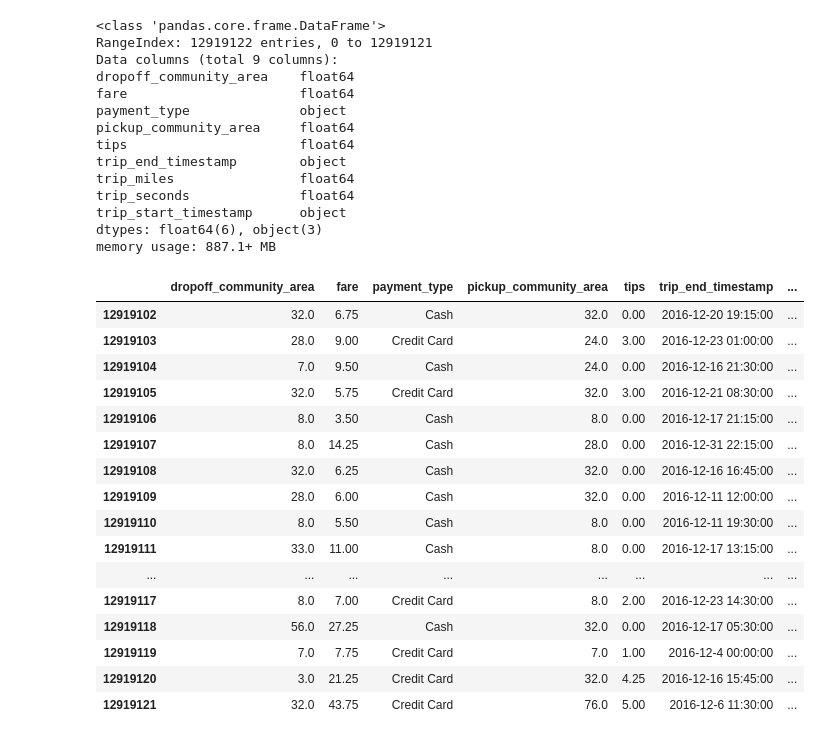
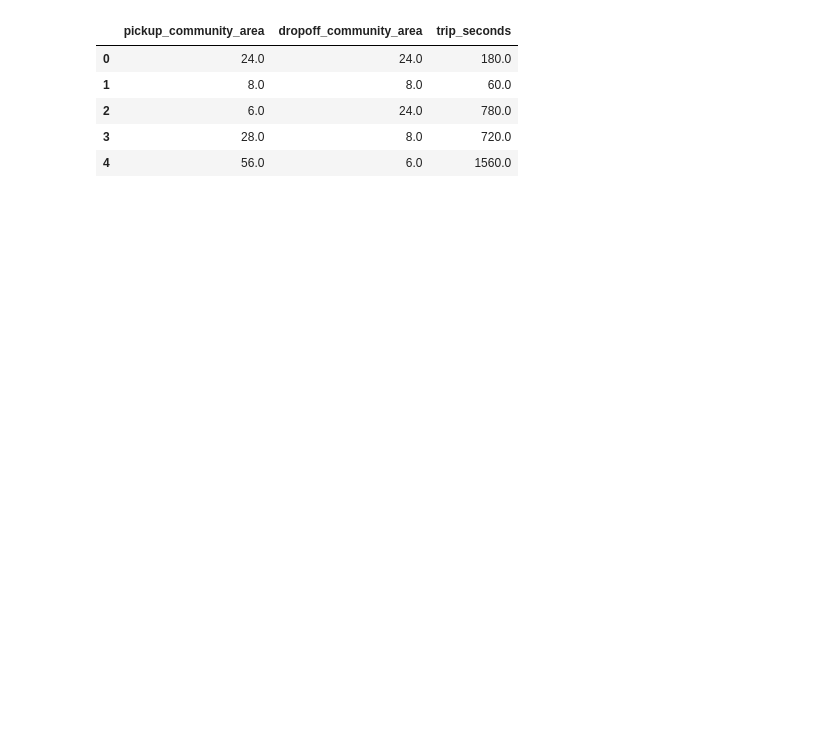
Before and after one commit to heesukj/csci4502_DM_project, a Jupyter notebook: chicago_taxi_trips_2016.ipynb, the cells around one changed output. Drawn from its saved outputs; the diff is of its cells as text; code cells hidden in the pictures; blank space fills up the shorter version.

```diff
--- a/chicago_taxi_trips_2016.ipynb
+++ b/chicago_taxi_trips_2016.ipynb
@@ -43,12 +113,23 @@ memory usage: 160.0+ MB
 # %%
 # AFTER Cleaning: Run the sample dataset of january to confirm the correct procedure of cleaning
+pd.set_option('mode.chained_assignment', None)
 jan = pd.read_csv('chicago_taxi_trips_2016_01.csv')
 jan = jan.drop(['taxi_id','pickup_census_tract', 'dropoff_census_tract','tolls','extras','trip_total','company','pickup_latitude','pickup_longitude','dropoff_latitude','dropoff_longitude'], axis=1)
 jan = jan[(jan['pickup_community_area'].notnull()) & (jan['dropoff_community_area'].notnull())]
 jan = jan.fillna(0)
 jan = jan.loc[(jan["trip_seconds"] > 0) & (jan["trip_miles"] > 0) & (jan["fare"] > 0) ]
+# jan['trip_start_month'] = jan['trip_start_timestamp'].apply(lambda x: parse(x).strftime('%m'))
+# jan['trip_start_time'] = jan['trip_start_timestamp'].apply(lambda x: parse(x).strftime('%X')[:-3])
 jan = jan.drop('Unnamed: 0', 1)
-jan.info()
-jan.head()
-# jan.shape
+
+timely_pickupJ = pd.DataFrame(jan, columns = ['pickup_community_area','trip_start_timestamp'])
+top5_areasJ = timely_pickupJ[timely_pickupJ['pickup_community_area'].isin([8.0,32.0,28.0,6.0,7.0])]
+top5_areasJ.head()
+
+# top5_areas['pickup_community_area'].value_counts()
+# top5_areas.groupby(['pickup_community_area','trip_start_month']).size().unstack()
+
+# top5_areasJ['trip_start_month'] = top5_areasJ['trip_start_timestamp'].apply(lambda x: parse(x).strftime('%m'))
+# top5_areasJ['trip_start_month'] = top5_areasJ['trip_start_timestamp'].loc[:10].apply(lambda x: parse(x).month)
+# top5_areasJ['trip_start_time']= top5_areasJ['trip_start_timestamp'].loc[:10].apply(lambda x: parse(x).strftime('%X'))
 # %% [output]
@@ -75,63 +142,46 @@ memory usage: 51.4+ MB
 # %%
+import pandas as pd
+from scipy import stats
+from sklearn.cluster import KMeans
+import matplotlib.pyplot as plt
+import seaborn as sns
+
+pd.set_option('mode.chained_assignment', None)
 # Read the data from each month in 2016 and save them into monthly dataframe called jan, feb, mar,...
 jan = pd.read_csv('chicago_taxi_trips_2016_01.csv')
 feb = pd.read_csv('chicago_taxi_trips_2016_02.csv')
 mar = pd.read_csv('chicago_taxi_trips_2016_03.csv')
 apr = pd.read_csv('chicago_taxi_trips_2016_04.csv')
 may = pd.read_csv('chicago_taxi_trips_2016_05.csv')
 june = pd.read_csv('chicago_taxi_trips_2016_06.csv')
 july = pd.read_csv('chicago_taxi_trips_2016_07.csv')
 aug = pd.read_csv('chicago_taxi_trips_2016_08.csv')
 sept = pd.read_csv('chicago_taxi_trips_2016_09.csv')
 octo = pd.read_csv('chicago_taxi_trips_2016_10.csv')
 nov = pd.read_csv('chicago_taxi_trips_2016_11.csv')
 dec = pd.read_csv('chicago_taxi_trips_2016_12.csv')
 
 # Clean (Remove) the columns and rows that are not applicable, unknown or missing values from each month
 cleaned_2016 = pd.DataFrame()
 dfYear = []
 for mo in jan, feb, mar, apr, may, june, july, aug, sept, octo, nov, dec:
     mo = mo.drop(['taxi_id','pickup_census_tract', 'dropoff_census_tract','extras','tolls','trip_total','company','pickup_latitude','pickup_longitude','dropoff_latitude','dropoff_longitude'], axis=1)
     mo = mo[(mo['pickup_community_area'].notnull()) & (mo['dropoff_community_area'].notnull())]
     mo = mo.fillna(0)
     mo = mo.loc[(mo["trip_seconds"] > 0) & (mo["trip_miles"] > 0) & (mo["fare"] > 0) ]
     dfYear.append(mo)
 
 cleaned_2016 = pd.concat(dfYear, axis=0, join='outer', ignore_index=True)
 # cleaned_2016 = pd.concat(dfYear, ignore_index=True)
 cleaned_2016 = cleaned_2016.drop('Unnamed: 0', 1)
-cleaned_2016.info()
-cleaned_2016.tail(20)
-# cleaned_2016.shape
+
+slc = pd.DataFrame(cleaned_2016, columns = ['pickup_community_area','dropoff_community_area','trip_seconds'])
+
+slc.head()
 # %% [output]
-<class 'pandas.core.frame.DataFrame'>
-RangeIndex: 12919122 entries, 0 to 12919121
-Data columns (total 9 columns):
-dropoff_community_area    float64
-fare                      float64
-payment_type              object
-pickup_community_area     float64
-tips                      float64
-trip_end_timestamp        object
-trip_miles                float64
-trip_seconds              float64
-trip_start_timestamp      object
-dtypes: float64(6), object(3)
-memory usage: 887.1+ MB
-|  | dropoff_community_area | fare | payment_type | pickup_community_area | tips | trip_end_timestamp | ... |
-| 12919102 | 32.0 | 6.75 | Cash | 32.0 | 0.00 | 2016-12-20 19:15:00 | ... |
-| 12919103 | 28.0 | 9.00 | Credit Card | 24.0 | 3.00 | 2016-12-23 01:00:00 | ... |
-| 12919104 | 7.0 | 9.50 | Cash | 24.0 | 0.00 | 2016-12-16 21:30:00 | ... |
-| 12919105 | 32.0 | 5.75 | Credit Card | 32.0 | 3.00 | 2016-12-21 08:30:00 | ... |
-| 12919106 | 8.0 | 3.50 | Cash | 8.0 | 0.00 | 2016-12-17 21:15:00 | ... |
-| 12919107 | 8.0 | 14.25 | Cash | 28.0 | 0.00 | 2016-12-31 22:15:00 | ... |
-| 12919108 | 32.0 | 6.25 | Cash | 32.0 | 0.00 | 2016-12-16 16:45:00 | ... |
-| 12919109 | 28.0 | 6.00 | Cash | 32.0 | 0.00 | 2016-12-11 12:00:00 | ... |
-| 12919110 | 8.0 | 5.50 | Cash | 8.0 | 0.00 | 2016-12-11 19:30:00 | ... |
-| 12919111 | 33.0 | 11.00 | Cash | 8.0 | 0.00 | 2016-12-17 13:15:00 | ... |
-| ... | ... | ... | ... | ... | ... | ... | ... |
-| 12919117 | 8.0 | 7.00 | Credit Card | 8.0 | 2.00 | 2016-12-23 14:30:00 | ... |
-| 12919118 | 56.0 | 27.25 | Cash | 32.0 | 0.00 | 2016-12-17 05:30:00 | ... |
-| 12919119 | 7.0 | 7.75 | Credit Card | 7.0 | 1.00 | 2016-12-4 00:00:00 | ... |
-| 12919120 | 3.0 | 21.25 | Credit Card | 32.0 | 4.25 | 2016-12-16 15:45:00 | ... |
-| 12919121 | 32.0 | 43.75 | Credit Card | 76.0 | 5.00 | 2016-12-6 11:30:00 | ... |
+|  | pickup_community_area | dropoff_community_area | trip_seconds |
+| 0 | 24.0 | 24.0 | 180.0 |
+| 1 | 8.0 | 8.0 | 60.0 |
+| 2 | 6.0 | 24.0 | 780.0 |
+| 3 | 28.0 | 8.0 | 720.0 |
+| 4 | 56.0 | 6.0 | 1560.0 |
```
Also changed, not shown: parts of 27 cells of this notebook.
